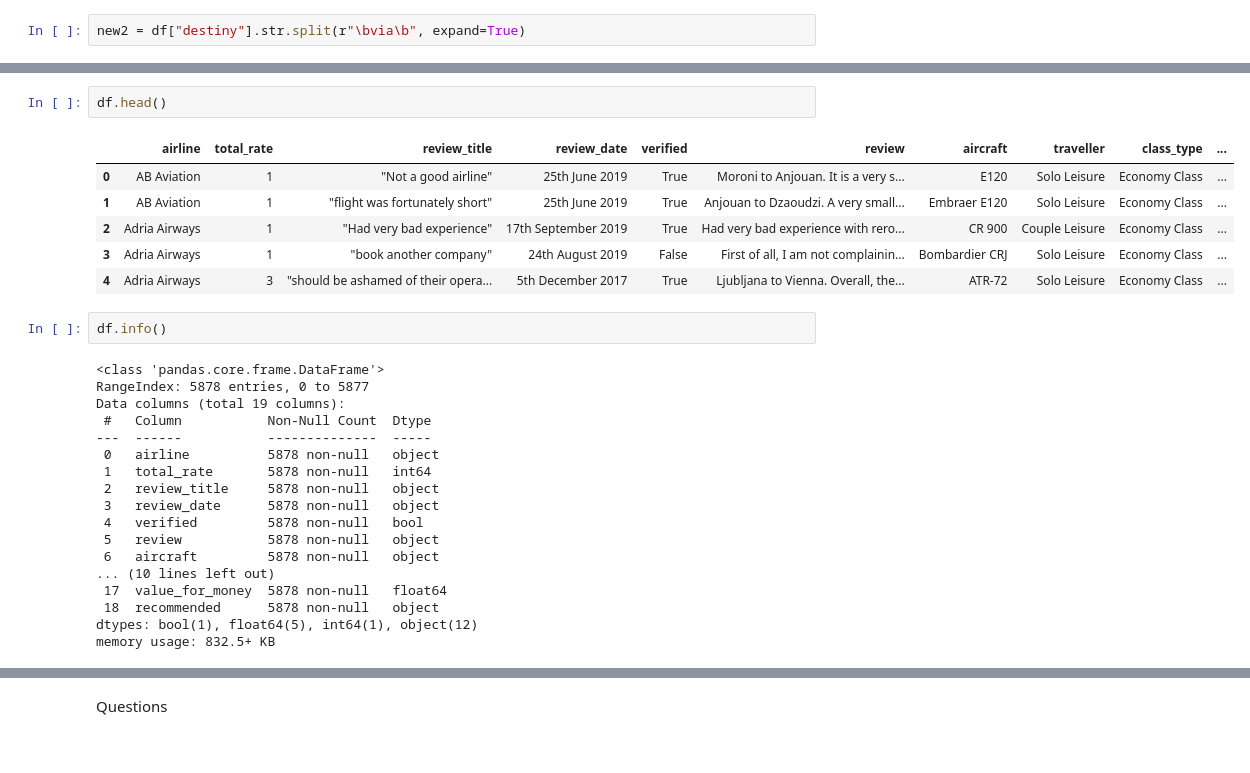
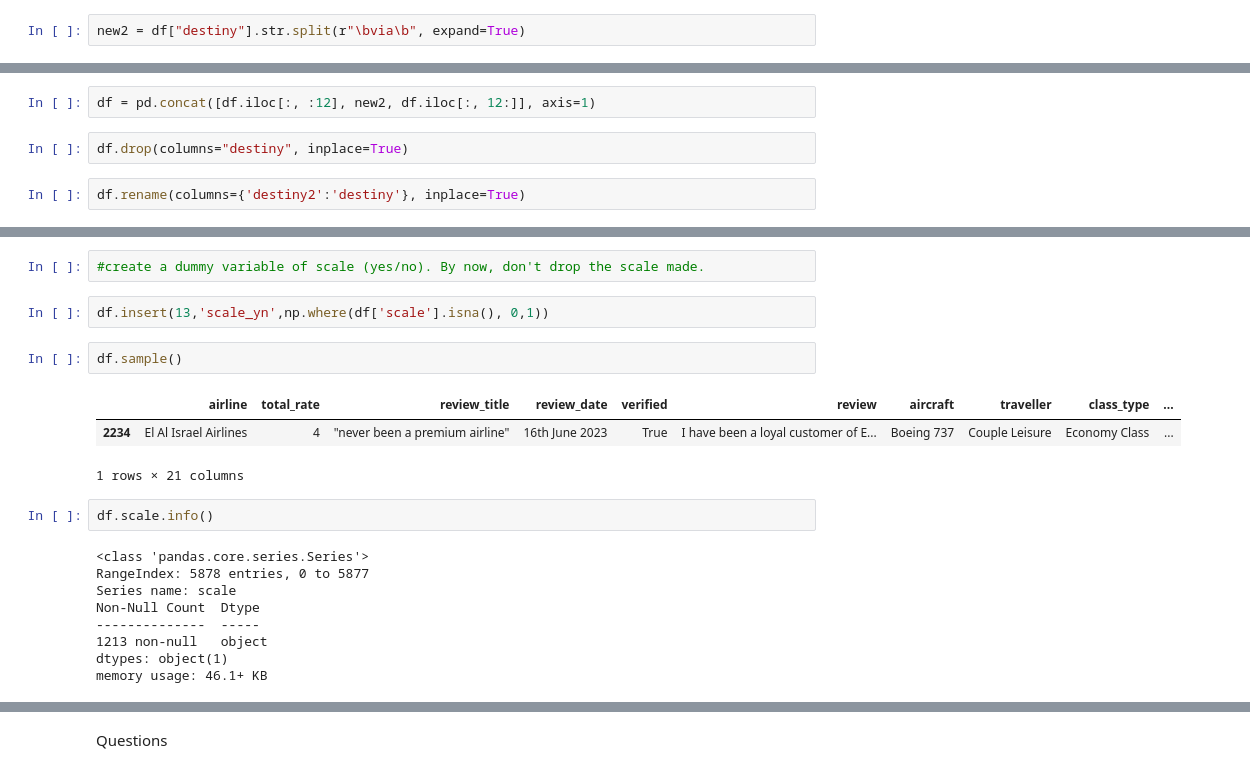
Before and after one commit to aidamouref/airlines_recommender, a Jupyter notebook: code_fp_0.ipynb, the cells around one changed output, grey strips where cells are left out. Drawn from its saved outputs; the diff is of its cells as text.

```diff
--- a/code_fp_0.ipynb
+++ b/code_fp_0.ipynb
@@ -587,0 +594,6 @@ new2 = df["destiny"].str.split(r"\bvia\b", expand=True)
+# %%
+df = pd.concat([df.iloc[:, :12], new2, df.iloc[:, 12:]], axis=1)
+# %%
+df.drop(columns="destiny", inplace=True)
+# %%
+df.rename(columns={'destiny2':'destiny'}, inplace=True)
@@ -588,29 +611,21 @@ new2 = df["destiny"].str.split(r"\bvia\b", expand=True)
+# %%
+#create a dummy variable of scale (yes/no). By now, don't drop the scale made.
+# %%
+df.insert(13,'scale_yn',np.where(df['scale'].isna(), 0,1))
 # %%
-df.head()
+df.sample()
 # %% [output]
 |  | airline | total_rate | review_title | review_date | verified | review | aircraft | traveller | class_type | ... |
-| 0 | AB Aviation | 1 | "Not a good airline" | 25th June 2019 | True | Moroni to Anjouan. It is a very s... | E120 | Solo Leisure | Economy Class | ... |
-| 1 | AB Aviation | 1 | "flight was fortunately short" | 25th June 2019 | True | Anjouan to Dzaoudzi. A very small... | Embraer E120 | Solo Leisure | Economy Class | ... |
-| 2 | Adria Airways | 1 | "Had very bad experience" | 17th September 2019 | True | Had very bad experience with rero... | CR 900 | Couple Leisure | Economy Class | ... |
-| 3 | Adria Airways | 1 | "book another company" | 24th August 2019 | False | First of all, I am not complainin... | Bombardier CRJ | Solo Leisure | Economy Class | ... |
-| 4 | Adria Airways | 3 | "should be ashamed of their opera... | 5th December 2017 | True | Ljubljana to Vienna. Overall, the... | ATR-72 | Solo Leisure | Economy Class | ... |
+| 2234 | El Al Israel Airlines | 4 | "never been a premium airline" | 16th June 2023 | True | I have been a loyal customer of E... | Boeing 737 | Couple Leisure | Economy Class | ... |
+1 rows × 21 columns
 # %%
-df.info()
+df.scale.info()
 # %% [output]
-<class 'pandas.core.frame.DataFrame'>
+<class 'pandas.core.series.Series'>
 RangeIndex: 5878 entries, 0 to 5877
-Data columns (total 19 columns):
- #   Column           Non-Null Count  Dtype
----  ------           --------------  -----
- 0   airline          5878 non-null   object
- 1   total_rate       5878 non-null   int64
- 2   review_title     5878 non-null   object
- 3   review_date      5878 non-null   object
- 4   verified         5878 non-null   bool
- 5   review           5878 non-null   object
- 6   aircraft         5878 non-null   object
-... (10 lines left out)
- 17  value_for_money  5878 non-null   float64
- 18  recommended      5878 non-null   object
-dtypes: bool(1), float64(5), int64(1), object(12)
-memory usage: 832.5+ KB
+Series name: scale
+Non-Null Count  Dtype
+--------------  -----
+1213 non-null   object
+dtypes: object(1)
+memory usage: 46.1+ KB
```
Also changed, not shown: parts of 38 cells of this notebook.
